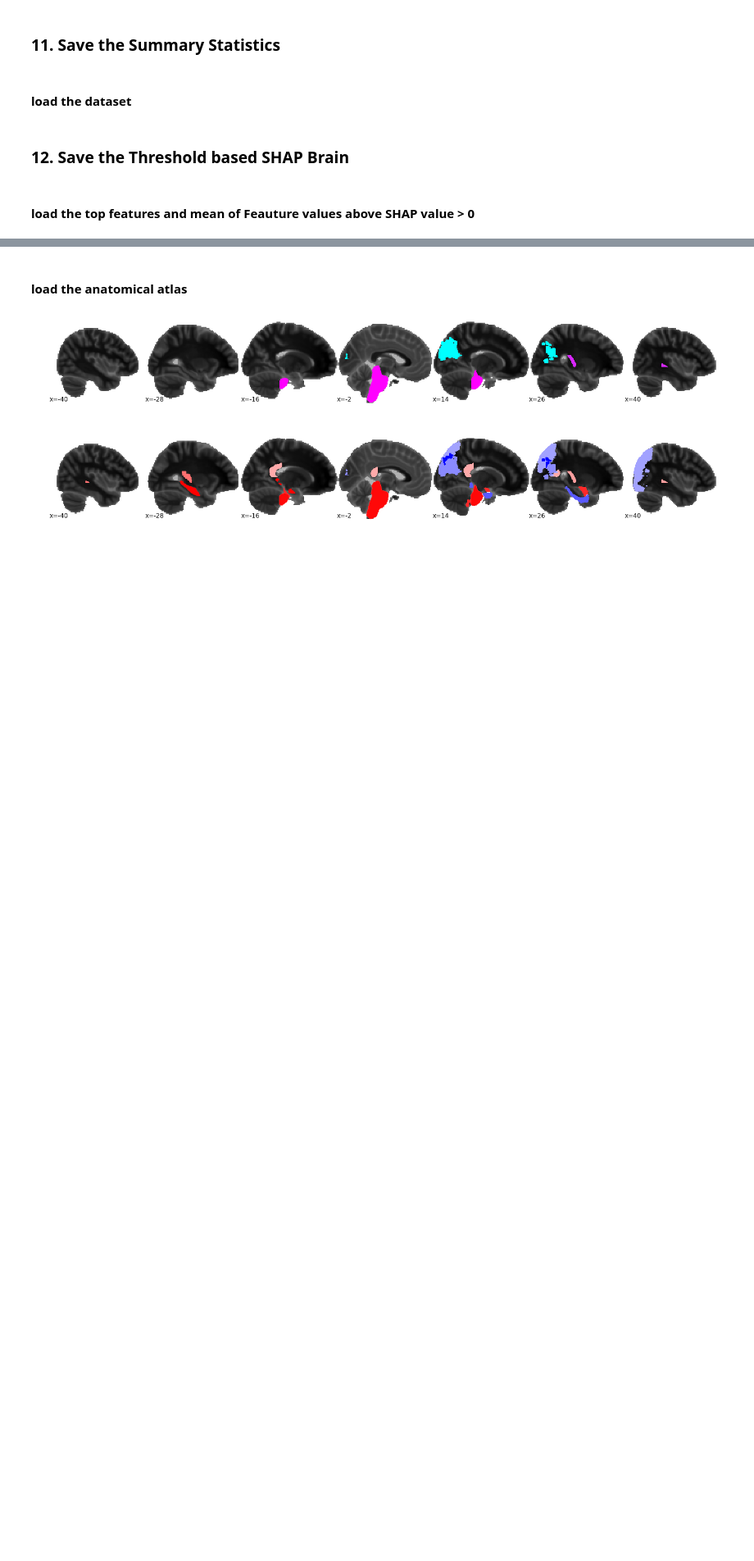
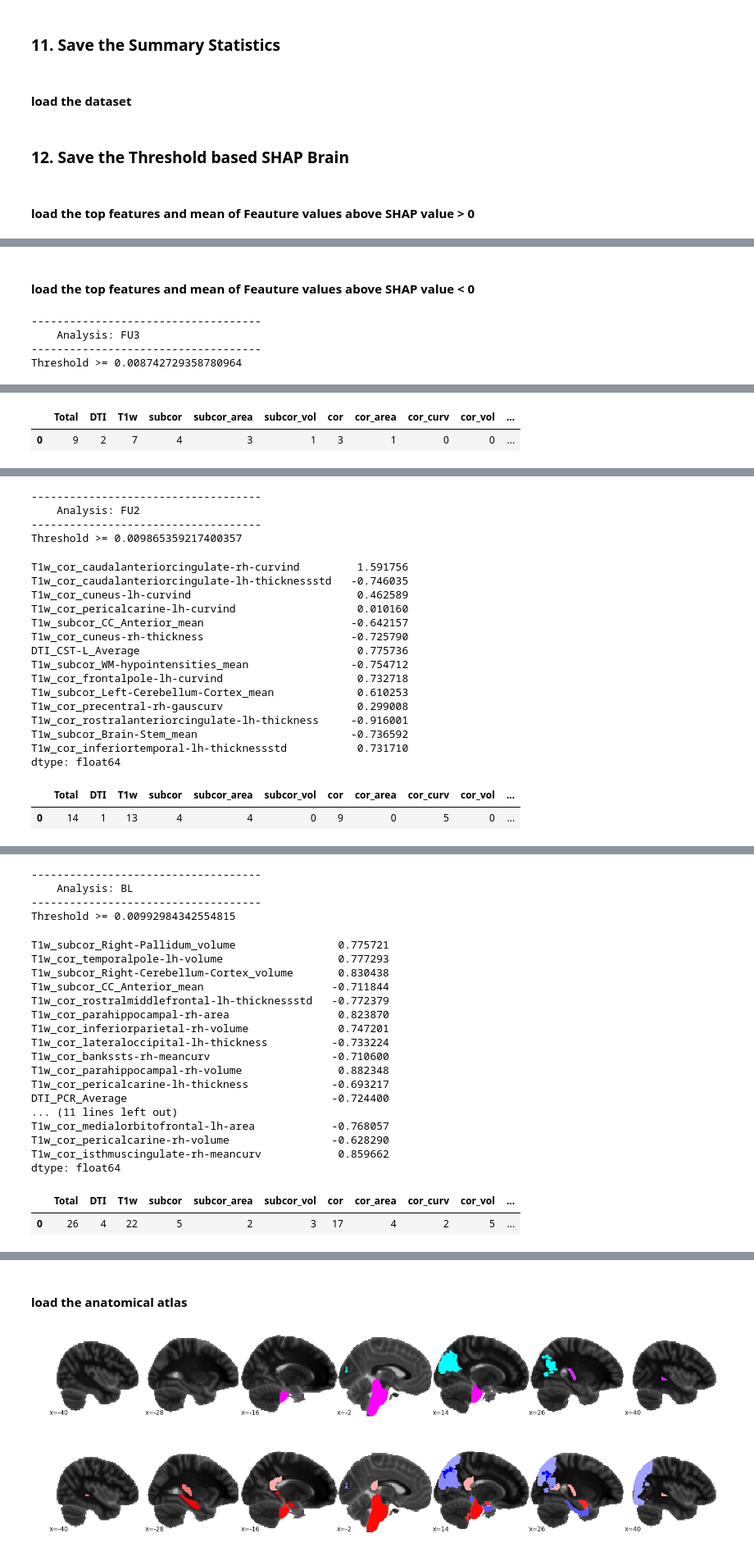
Before and after one commit to jihoonkim2100/imagen_post_hoc_analysis, a Jupyter notebook: post-hoc_preprocessing.ipynb, the cells around one changed output, grey strips where cells are left out. Shown at 82% size. Drawn from its saved outputs; the diff is of its cells as text; code cells hidden in the pictures; blank space fills up the shorter version.

```diff
--- a/post-hoc_preprocessing.ipynb
+++ b/post-hoc_preprocessing.ipynb
@@ -591,3 +690,21 @@ SVM_rbf_BL_POS = posthoc.to_SHAP(SVM_rbf_POS_BL_list, 'all_SVM-rbf_BL_POS.csv')#
+# %%
+SVM_rbf_ZER_FU3_list = []
+for data in SVM_rbf_FU3:
+    df = posthoc.load_ZER_Feature(H5_FU3, data)
+    SVM_rbf_ZER_FU3_list.append(df)
+SVM_rbf_FU3_ZER = posthoc.to_SHAP(SVM_rbf_ZER_FU3_list, 'all_SVM-rbf_FU3_ZER.csv', save=True)
+# %%
+SVM_rbf_ZER_FU2_list = []
+for data in SVM_rbf_FU2:
+    df = posthoc.load_ZER_Feature(H5_FU2, data)
+    SVM_rbf_ZER_FU2_list.append(df)
+SVM_rbf_FU2_ZER = posthoc.to_SHAP(SVM_rbf_ZER_FU2_list, 'all_SVM-rbf_FU2_ZER.csv', save=True)
+# %%
+SVM_rbf_ZER_BL_list = []
+for data in SVM_rbf_BL:
+    df = posthoc.load_ZER_Feature(H5_BL, data)
+    SVM_rbf_ZER_BL_list.append(df)
+SVM_rbf_FU2_ZER = posthoc.to_SHAP(SVM_rbf_ZER_BL_list, 'all_SVM-rbf_BL_ZER.csv', save=True)
 # %% [markdown]
 ### 11. Save the Summary Statistics
 # %% [markdown]
@@ -687,8 +804,8 @@ def get_top_features(tp_list=['FU3', 'FU2', 'BL'], threshold=None, viz=False):
             thresh = df['all average'].mean() + (3.3 * std)  # 99.9%
         else:
             # set the threshold as 2 times the average mean|SHAP|
-#             thresh = 2 * df['all average'].mean()
-            thresh = 1.9 * df['all average'].mean()
+            thresh = 2 * df['all average'].mean()
+#             thresh = 1.9 * df['all average'].mean()
 
         # Top features
         top_features = df[df.filter(regex="SVM-rbf.* mean").apply(lambda x: x>=thresh).all(axis=1)]#.sum(axis=1) >= len(df.filter(regex="SVM-rbf.* mean").columns)-1]
@@ -836,3 +953,5 @@ dtype: float64
 | T1w_cor_rostralanteriorcingulate-... | 0.019578 | 0.017206 | 0.012500 | 0.013127 | 0.006725 | ... |
 | T1w_cor_inferiorparietal-rh-area | 0.016353 | 0.016559 | 0.007843 | 0.015961 | 0.015176 | ... |
 | T1w_cor_cuneus-rh-thickness | 0.014010 | 0.012755 | 0.014706 | 0.012755 | 0.013451 | ... |
+# %% [markdown]
+#### load the top features and mean of Feauture values above SHAP value < 0
@@ -838,0 +1112,7 @@ dtype: float64
+# %%
+_ , _ = get_top_features(tp_list=['FU3', 'FU2', 'BL'], threshold=None, viz=True)
+# %% [output]
+------------------------------------
+    Analysis: FU3
+------------------------------------
+Threshold >= 0.008742729358780964
@@ -838,0 +1129,2 @@ dtype: float64
+|  | Total | DTI | T1w | subcor | subcor_area | subcor_vol | cor | cor_area | cor_curv | cor_vol | ... |
+| 0 | 9 | 2 | 7 | 4 | 3 | 1 | 3 | 1 | 0 | 0 | ... |
@@ -838,0 +1149,21 @@ dtype: float64
+------------------------------------
+    Analysis: FU2
+------------------------------------
+Threshold >= 0.009865359217400357
+T1w_cor_caudalanteriorcingulate-rh-curvind         1.591756
+T1w_cor_caudalanteriorcingulate-lh-thicknessstd   -0.746035
+T1w_cor_cuneus-lh-curvind                          0.462589
+T1w_cor_pericalcarine-lh-curvind                   0.010160
+T1w_subcor_CC_Anterior_mean                       -0.642157
+T1w_cor_cuneus-rh-thickness                       -0.725790
+DTI_CST-L_Average                                  0.775736
+T1w_subcor_WM-hypointensities_mean                -0.754712
+T1w_cor_frontalpole-lh-curvind                     0.732718
+T1w_subcor_Left-Cerebellum-Cortex_mean             0.610253
+T1w_cor_precentral-rh-gauscurv                     0.299008
+T1w_cor_rostralanteriorcingulate-lh-thickness     -0.916001
+T1w_subcor_Brain-Stem_mean                        -0.736592
+T1w_cor_inferiortemporal-lh-thicknessstd           0.731710
+dtype: float64
+|  | Total | DTI | T1w | subcor | subcor_area | subcor_vol | cor | cor_area | cor_curv | cor_vol | ... |
+| 0 | 14 | 1 | 13 | 4 | 4 | 0 | 9 | 0 | 5 | 0 | ... |
@@ -838,0 +1188,23 @@ dtype: float64
+------------------------------------
+    Analysis: BL
+------------------------------------
+Threshold >= 0.00992984342554815
+T1w_subcor_Right-Pallidum_volume                0.775721
+T1w_cor_temporalpole-lh-volume                  0.777293
+T1w_subcor_Right-Cerebellum-Cortex_volume       0.830438
+T1w_subcor_CC_Anterior_mean                    -0.711844
+T1w_cor_rostralmiddlefrontal-lh-thicknessstd   -0.772379
+T1w_cor_parahippocampal-rh-area                 0.823870
+T1w_cor_inferiorparietal-rh-volume              0.747201
+T1w_cor_lateraloccipital-lh-thickness          -0.733224
+T1w_cor_bankssts-rh-meancurv                   -0.710600
+T1w_cor_parahippocampal-rh-volume               0.882348
+T1w_cor_pericalcarine-lh-thickness             -0.693217
+DTI_PCR_Average                                -0.724400
+... (11 lines left out)
+T1w_cor_medialorbitofrontal-lh-area            -0.768057
+T1w_cor_pericalcarine-rh-volume                -0.628290
+T1w_cor_isthmuscingulate-rh-meancurv            0.859662
+dtype: float64
+|  | Total | DTI | T1w | subcor | subcor_area | subcor_vol | cor | cor_area | cor_curv | cor_vol | ... |
+| 0 | 26 | 4 | 22 | 5 | 2 | 3 | 17 | 4 | 2 | 5 | ... |
```
Also changed, not shown: parts of 11 cells of this notebook, 1 other file.
